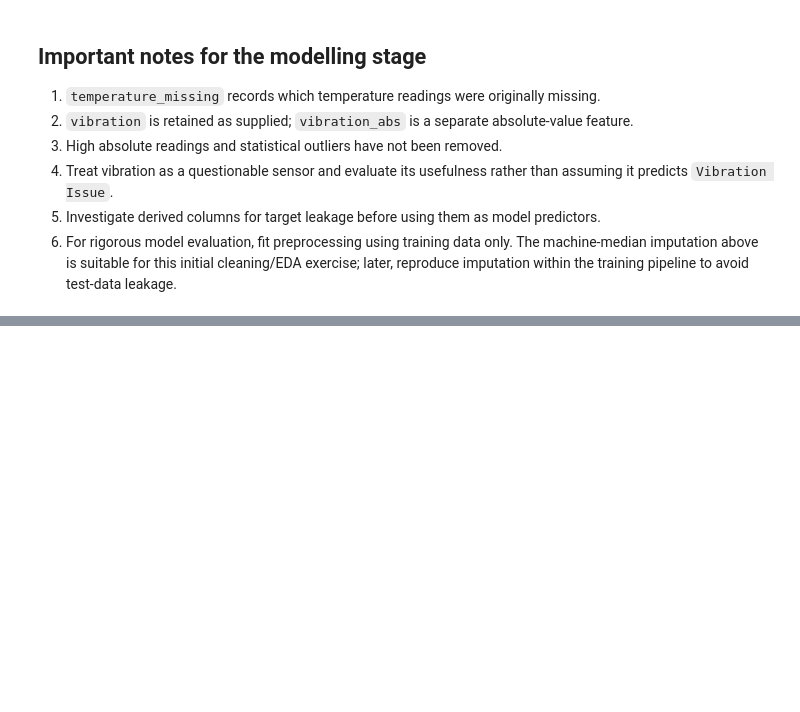
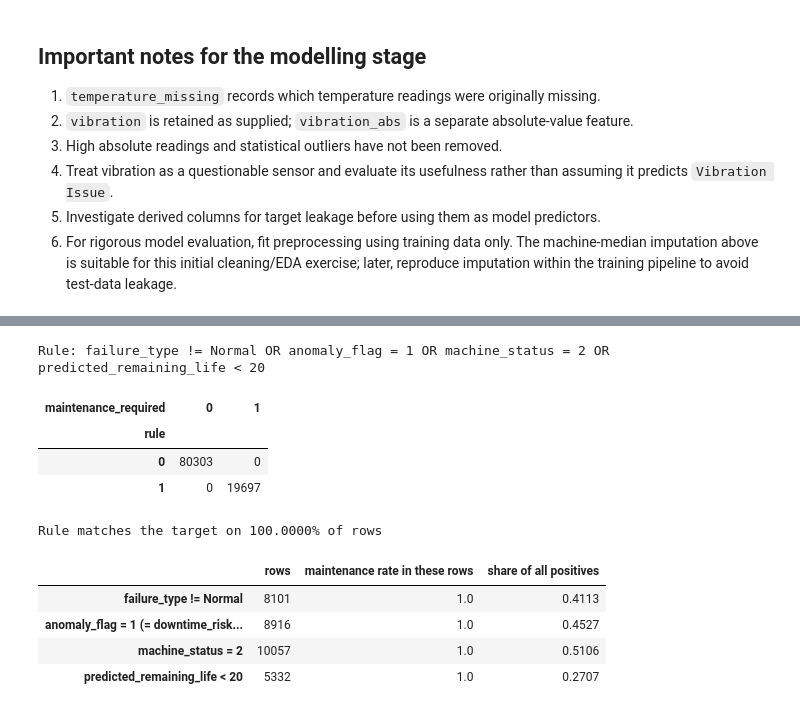
Before and after one commit to wwenyuu-23/Git-Rebase, a Jupyter notebook: eda.ipynb, the cells around one changed output, grey strips where cells are left out. Cells and saved outputs as stored; diff of their text form; code cells hidden in the pictures; blank space fills up the shorter version.

Commit message:
docs(eda): add data leakage analysis of derived columns

```diff
--- a/eda.ipynb
+++ b/eda.ipynb
@@ -902,0 +985,34 @@ stratified one.
+# %%
+# Combine the derived columns into one rule and compare it with the target.
+derived_rule = ((df["failure_type"] != "Normal") | (df["anomaly_flag"] == 1) |
+                (df["machine_status"] == 2) | (df["predicted_remaining_life"] < 20)).astype(int)
+
+print("Rule: failure_type != Normal OR anomaly_flag = 1 OR machine_status = 2 OR predicted_remaining_life < 20")
+display(pd.crosstab(derived_rule, df[TARGET], rownames=["rule"], colnames=[TARGET]))
+print(f"Rule matches the target on {(derived_rule == df[TARGET]).mean():.4%} of rows")
+
+# How many positives does each derived condition explain?
+conditions = {
+    "failure_type != Normal": df["failure_type"] != "Normal",
+    "anomaly_flag = 1 (= downtime_risk > 0)": df["anomaly_flag"] == 1,
+    "machine_status = 2": df["machine_status"] == 2,
+    "predicted_remaining_life < 20": df["predicted_remaining_life"] < 20,
+}
+coverage = pd.DataFrame({
+    "rows": {k: int(v.sum()) for k, v in conditions.items()},
+    "maintenance rate in these rows": {k: df.loc[v, TARGET].mean() for k, v in conditions.items()},
+    "share of all positives": {k: df.loc[v, TARGET].sum() / df[TARGET].sum() for k, v in conditions.items()},
+}).round(4)
+display(coverage)
+# %% [output]
+Rule: failure_type != Normal OR anomaly_flag = 1 OR machine_status = 2 OR predicted_remaining_life < 20
+| maintenance_required | 0 | 1 |
+| rule |  |  |
+| 0 | 80303 | 0 |
+| 1 | 0 | 19697 |
+Rule matches the target on 100.0000% of rows
+|  | rows | maintenance rate in these rows | share of all positives |
+| failure_type != Normal | 8101 | 1.0 | 0.4113 |
+| anomaly_flag = 1 (= downtime_risk... | 8916 | 1.0 | 0.4527 |
+| machine_status = 2 | 10057 | 1.0 | 0.5106 |
+| predicted_remaining_life < 20 | 5332 | 1.0 | 0.2707 |
```
Also changed, not shown: parts of 54 cells of this notebook.
